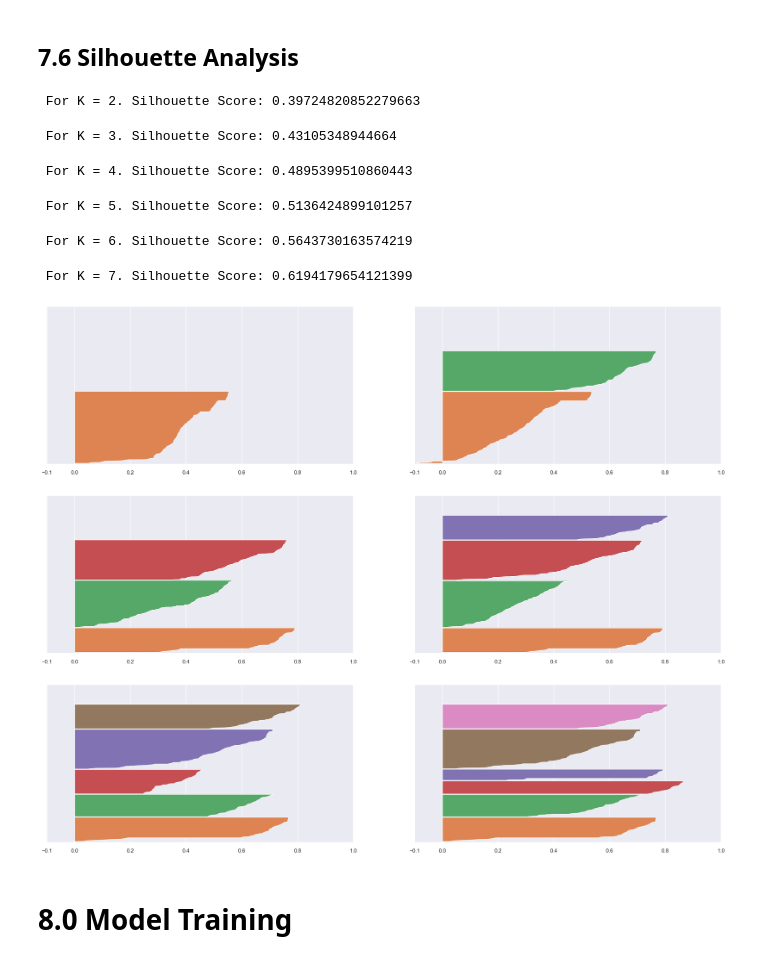
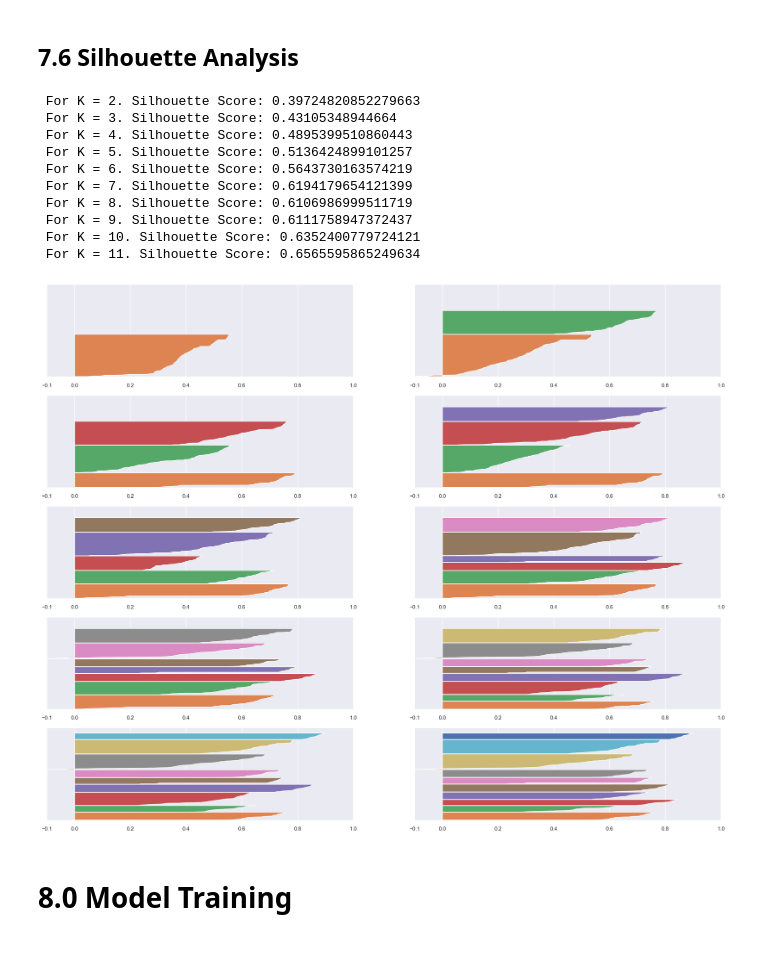
Before and after one commit to luishmq/customers_clustering_project, a Jupyter notebook: notebooks/customers_clustering_notebook.ipynb, the cells around one changed output. Cells and saved outputs as stored; diff of their text form; code cells hidden in the pictures.

```diff
--- a/notebooks/customers_clustering_notebook.ipynb
+++ b/notebooks/customers_clustering_notebook.ipynb
@@ -812,7 +808,7 @@ X.head()
 | 3 | 19.031134 | -4.189617 |
 | 4 | 17.103661 | 14.948697 |
 # %%
-clusters = [2, 3, 4, 5, 6, 7]
+clusters = [2, 3, 4, 5, 6, 7, 8, 9, 10, 11]
 # %% [markdown]
 ## 7.1 K-Means
 # %%
@@ -840,5 +836,5 @@ plt.title( 'Silhouette Score x K' );
 # %%
-fig, ax = plt.subplots(3, 2, figsize=(25,18))
+fig, ax = plt.subplots(5, 2, figsize=(25,18))
 
 for k in clusters:
     # Model definition
@@ -969,7 +965,7 @@ df_results.style.highlight_max( color='lightgreen', axis=1 )
 # %% [markdown]
 ## 7.6 Silhouette Analysis
 # %%
-fig, ax = plt.subplots( 3, 2 )
+fig, ax = plt.subplots( 5, 2 )
 fig.set_size_inches( 25, 20 )
 
 for k in clusters:
@@ -987,39 +983,43 @@ for k in clusters:
     # performance
     ss = silhouette_score( X, labels, metric='euclidean' )
     print( ' For K = {}. Silhouette Score: {}'.format( k, ss ) )
 
     samples_silhouette_values = silhouette_samples( X, labels )
 
     y_lower = 10
     for i in range( k ):
 
         # select clusters
         ith_samples_silhouette_values = samples_silhouette_values[ labels == i]
 
         # sort values
         ith_samples_silhouette_values.sort()
 
         # size clusters
         size_cluster_i = ith_samples_silhouette_values.shape[0]
         y_upper = y_lower + size_cluster_i
 
         cmap = cm.get_cmap( 'Spectral' )
         color = cmap( i / k )
 
         ax[q-1, mod].fill_betweenx( np.arange( y_lower, y_upper ), 0, ith_samples_silhouette_values  )
 
         y_lower = y_upper + 10
 
     ax[q-1, mod].set_yticks([])
     ax[q-1, mod].set_xticks( [-0.1, 0, 0.2, 0.4, 0.6, 0.8, 1])
 # %% [output]
  For K = 2. Silhouette Score: 0.39724820852279663
+ For K = 3. Silhouette Score: 0.43105348944664
+ For K = 4. Silhouette Score: 0.4895399510860443
+ For K = 5. Silhouette Score: 0.5136424899101257
+ For K = 6. Silhouette Score: 0.5643730163574219
+ For K = 7. Silhouette Score: 0.6194179654121399
+ For K = 8. Silhouette Score: 0.6106986999511719
+ For K = 9. Silhouette Score: 0.6111758947372437
+ For K = 10. Silhouette Score: 0.6352400779724121
+ For K = 11. Silhouette Score: 0.6565595865249634
- For K = 3. Silhouette Score: 0.43105348944664
- For K = 4. Silhouette Score: 0.4895399510860443
- For K = 5. Silhouette Score: 0.5136424899101257
- For K = 6. Silhouette Score: 0.5643730163574219
- For K = 7. Silhouette Score: 0.6194179654121399
-[figure, old version]
+[figure, new version]
 # %% [markdown]
 # 8.0 Model Training
 # %% [markdown]
```
Also changed, not shown: parts of 36 cells of this notebook.
